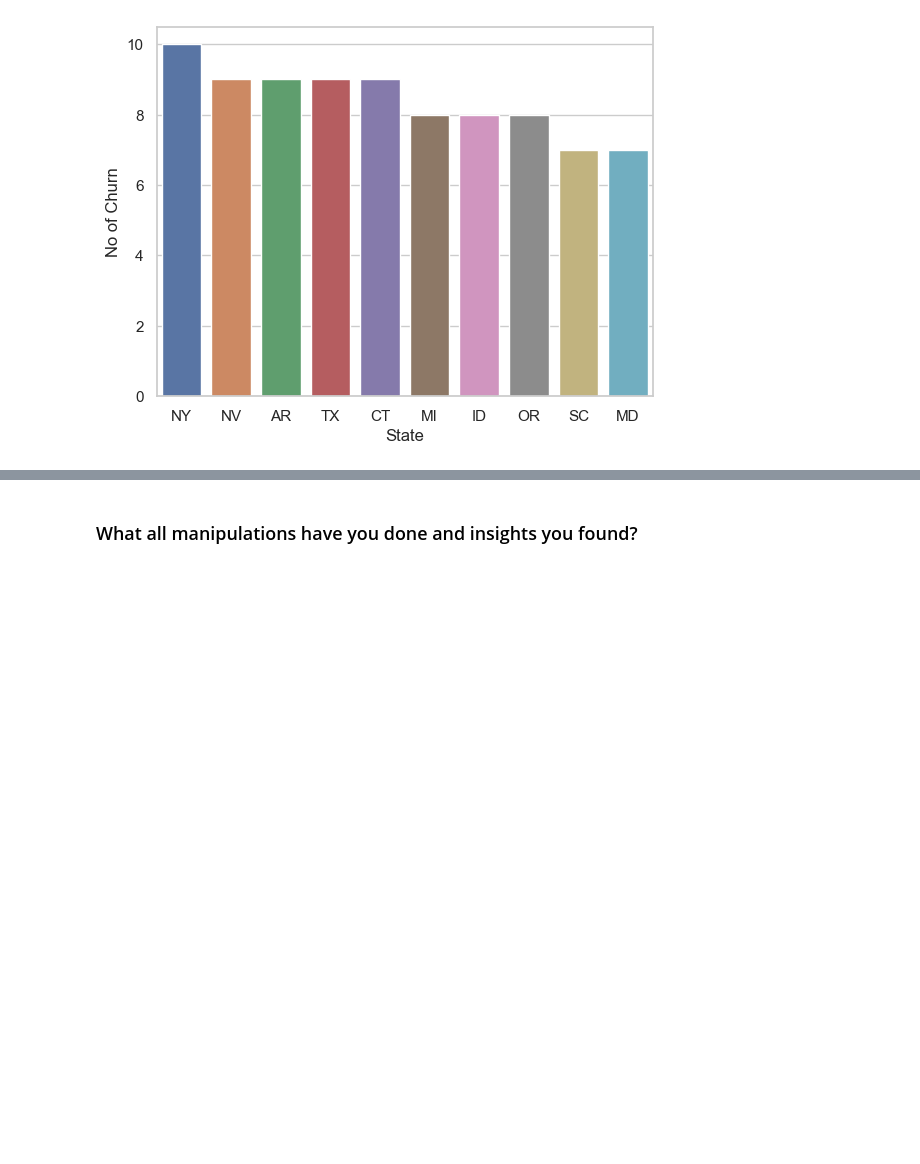
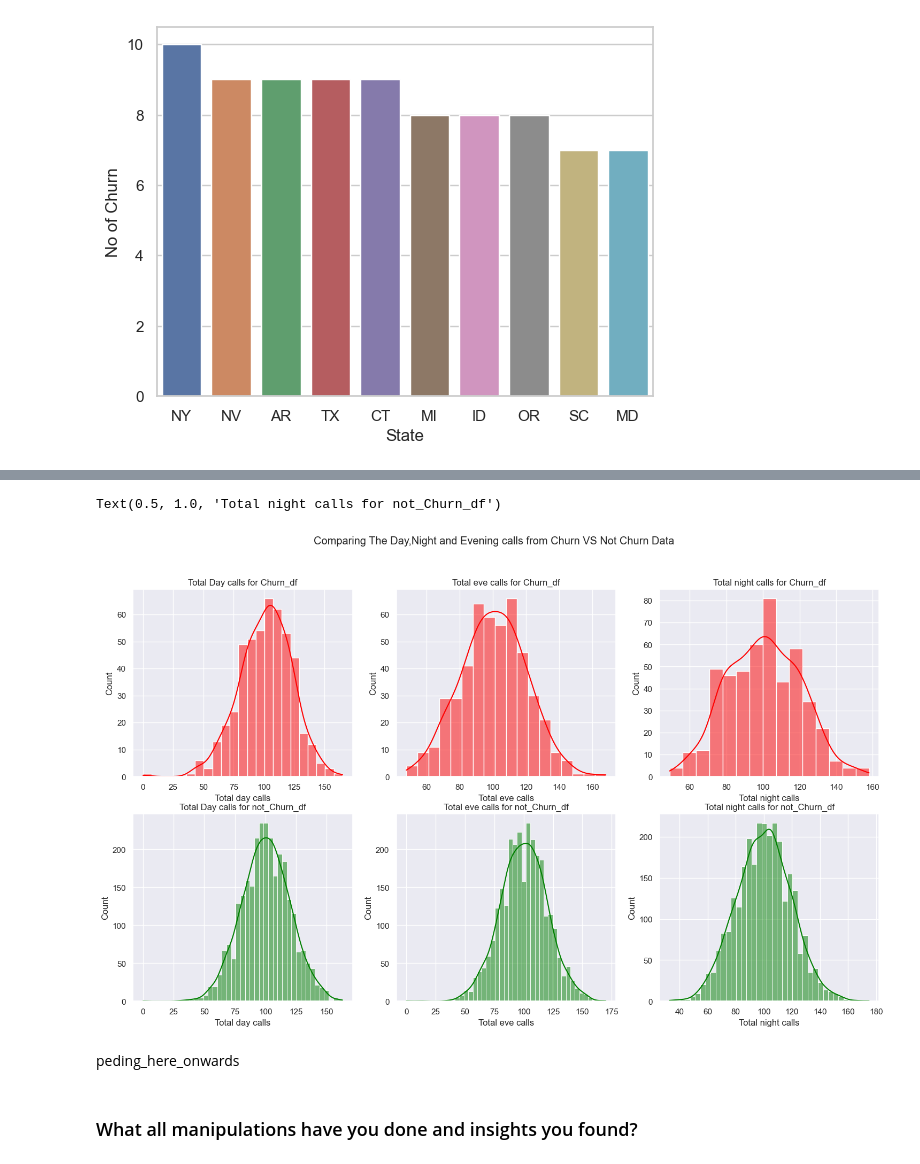
Before and after one commit to gaurav4601/Capstone-Project-1---Telecom-Churn---Gaurav-Paithane, a Jupyter notebook: Gaurav_EDA_Telecom_Churn_Analysis.ipynb, the cells around one changed output, grey strips where cells are left out. Cells and saved outputs as stored; diff of their text form; code cells hidden in the pictures; blank space fills up the shorter version.

```diff
--- a/Gaurav_EDA_Telecom_Churn_Analysis.ipynb
+++ b/Gaurav_EDA_Telecom_Churn_Analysis.ipynb
@@ -281,3 +325,26 @@ churn_df.shape
+# %%
+#comparing day,night evening calls from churn and not churn dataframe
+fig, axes = plt.subplots(2, 3, figsize=(18, 10))
+fig.suptitle('Comparing The Day,Night and Evening calls from Churn VS Not Churn Data');
+
+
+#plotting calls data along axis 0 for churn_df
+
+sns.histplot(data=churn_df, x="Total day calls", kde=True, ax = axes[0,0],color='red').set_title('Total Day calls for Churn_df')
+sns.histplot(data=churn_df, x="Total eve calls", kde=True, ax = axes[0,1],color='red').set_title('Total eve calls for Churn_df')
+sns.histplot(data=churn_df, x="Total night calls", kde=True, ax = axes[0,2],color='red').set_title('Total night calls for Churn_df')
+
+
+#plotting calls data along axis 1 for Not_churn_df
+
+sns.histplot(data=not_churn_df, x="Total day calls", kde=True, ax = axes[1,0],color='green').set_title('Total Day calls for not_Churn_df')
+sns.histplot(data=not_churn_df, x="Total eve calls", kde=True, ax = axes[1,1],color='green').set_title('Total eve calls for not_Churn_df')
+sns.histplot(data=not_churn_df, x="Total night calls", kde=True, ax = axes[1,2],color='green').set_title('Total night calls for not_Churn_df')
+# %% [output]
+Text(0.5, 1.0, 'Total night calls for not_Churn_df')
+[figure, added]
+# %% [markdown]
+peding_here_onwards
 # %%
 # Write your code to make your dataset analysis ready.
 # Create a copy of the current dataset and assigning to df
```
Also changed, not shown: parts of 6 cells of this notebook, 1 other file.
